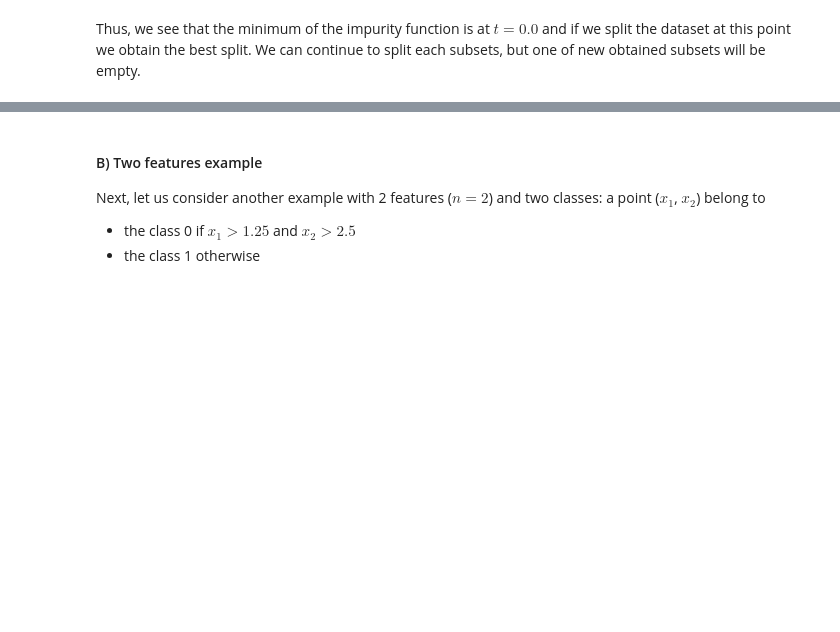
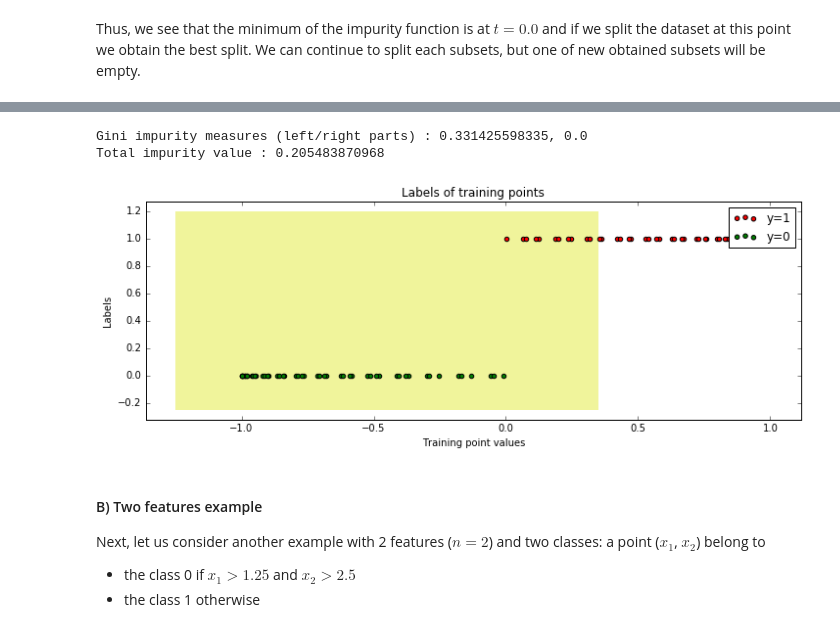
Before and after one commit to vfdev-5/ML_interactive, a Jupyter notebook: decision_tree.ipynb, the cells around one changed output, grey strips where cells are left out. Cells and saved outputs as stored; diff of their text form; code cells hidden in the pictures; blank space fills up the shorter version.

```diff
--- a/decision_tree.ipynb
+++ b/decision_tree.ipynb
@@ -141,3 +150,38 @@ Thus, we see that the minimum of the impurity function is at $t=0.0$ and if we s
+# %%
+from ipywidgets import interact, FloatSlider
+
+def interactive_split(t):
+
+    plt.figure(figsize=(12,4))
+    plt.title("Labels of training points")
+
+    _x = np.arange(-1.25, t, 0.05)
+    _y = np.arange(-0.25, 1.25, 0.05)
+    xx, yy  = np.meshgrid(_x, _y)
+    zz = np.ones(xx.shape)
+    plt.contourf(xx, yy, zz, cmap=plt.cm.Accent)
+
+    plt.scatter(x[y > 0.5], y[y > 0.5], c='r', label='y=1')
+    plt.scatter(x[y < 0.5], y[y < 0.5], c='g', label='y=0')
+    plt.xlabel("Training point values")
+    plt.ylabel("Labels")
+    plt.legend()
+
+    region = x <= t
+    g1 = Gini_measure(y, region)
+    g2 = Gini_measure(y, ~region)
+    v = impurity_function((x, y), t, Gini_measure)
+    print("Gini impurity measures (left/right parts) : {}, {}".format(g1, g2))
+    print("Total impurity value : {}".format(v))
+
+interact(
+    interactive_split,
+    t=FloatSlider(min=-1.0,max=1.0,value=-1.0,step=0.05)
+)
+# %% [output]
+Gini impurity measures (left/right parts) : 0.331425598335, 0.0
+Total impurity value : 0.205483870968
+[figure, added]
 # %% [markdown]
 #### B) Two features example
 
```
Also changed, not shown: parts of 16 cells of this notebook.
